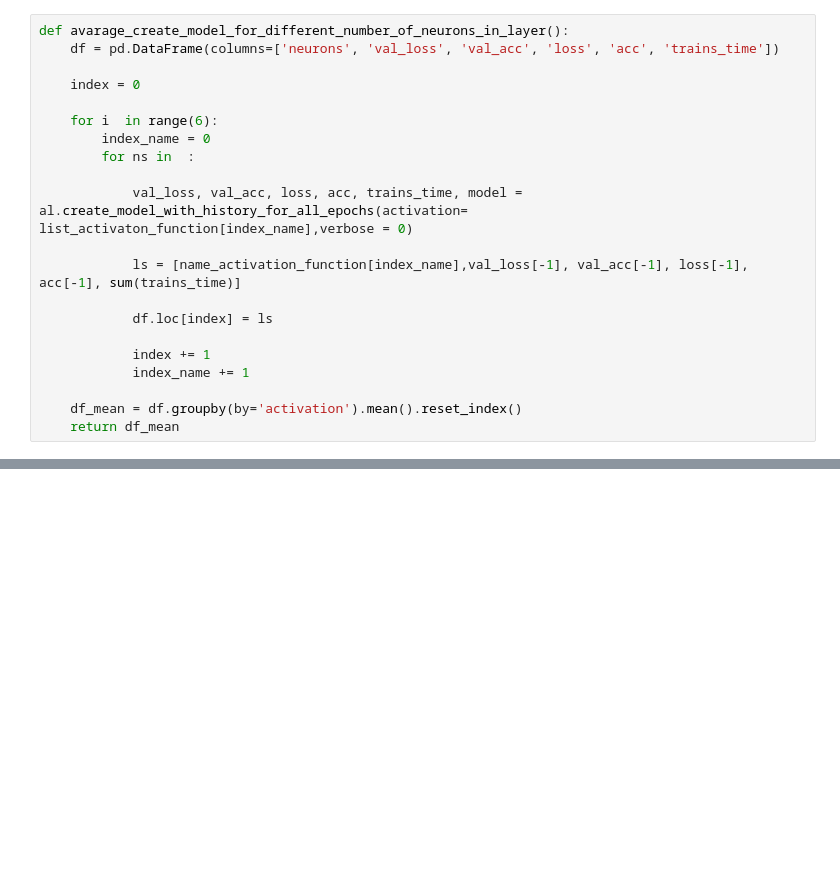
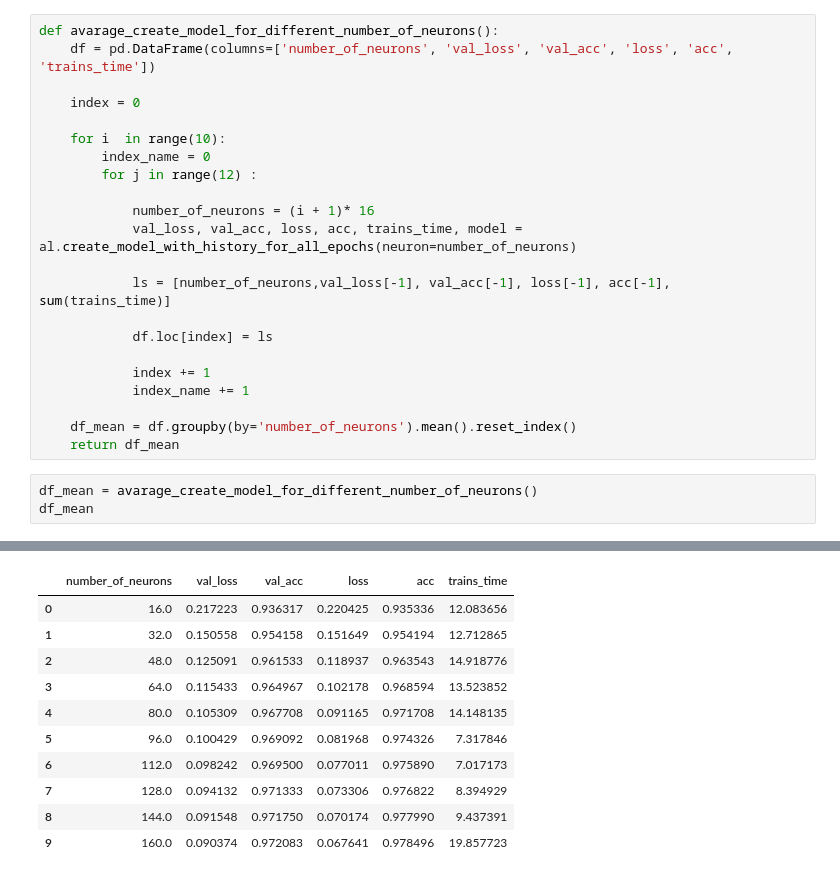
Before and after one commit to wysockif/numbers-classification, a Jupyter notebook: neurons.ipynb, the cells around one changed output, grey strips where cells are left out. Drawn from its saved outputs; the diff is of its cells as text; blank space fills up the shorter version.

Commit message:
changing number of neurons

```diff
--- a/neurons.ipynb
+++ b/neurons.ipynb
@@ -10,21 +28,26 @@ import seaborn as sns
 # %%
-def avarage_create_model_for_different_number_of_neurons_in_layer():
-    df = pd.DataFrame(columns=['neurons', 'val_loss', 'val_acc', 'loss', 'acc', 'trains_time'])
+def avarage_create_model_for_different_number_of_neurons():
+    df = pd.DataFrame(columns=['number_of_neurons', 'val_loss', 'val_acc', 'loss', 'acc', 'trains_time'])
 
     index = 0
 
-    for i  in range(6):
+    for i  in range(10):
         index_name = 0
-        for ns in  :
+        for j in range(12) :
 
-            val_loss, val_acc, loss, acc, trains_time, model = al.create_model_with_history_for_all_epochs(activation= list_activaton_function[index_name],verbose = 0)
+            number_of_neurons = (i + 1)* 16
+            val_loss, val_acc, loss, acc, trains_time, model = al.create_model_with_history_for_all_epochs(neuron=number_of_neurons)
 
-            ls = [name_activation_function[index_name],val_loss[-1], val_acc[-1], loss[-1], acc[-1], sum(trains_time)]
+            ls = [number_of_neurons,val_loss[-1], val_acc[-1], loss[-1], acc[-1], sum(trains_time)]
 
             df.loc[index] = ls
 
             index += 1
             index_name += 1
 
-    df_mean = df.groupby(by='activation').mean().reset_index()
+    df_mean = df.groupby(by='number_of_neurons').mean().reset_index()
     return df_mean
+# %%
+df_mean = avarage_create_model_for_different_number_of_neurons()
+df_mean
+# %% [output]
@@ -30,0 +71,11 @@ def avarage_create_model_for_different_number_of_neurons_in_layer():
+|  | number_of_neurons | val_loss | val_acc | loss | acc | trains_time |
+| 0 | 16.0 | 0.217223 | 0.936317 | 0.220425 | 0.935336 | 12.083656 |
+| 1 | 32.0 | 0.150558 | 0.954158 | 0.151649 | 0.954194 | 12.712865 |
+| 2 | 48.0 | 0.125091 | 0.961533 | 0.118937 | 0.963543 | 14.918776 |
+| 3 | 64.0 | 0.115433 | 0.964967 | 0.102178 | 0.968594 | 13.523852 |
+| 4 | 80.0 | 0.105309 | 0.967708 | 0.091165 | 0.971708 | 14.148135 |
+| 5 | 96.0 | 0.100429 | 0.969092 | 0.081968 | 0.974326 | 7.317846 |
+| 6 | 112.0 | 0.098242 | 0.969500 | 0.077011 | 0.975890 | 7.017173 |
+| 7 | 128.0 | 0.094132 | 0.971333 | 0.073306 | 0.976822 | 8.394929 |
+| 8 | 144.0 | 0.091548 | 0.971750 | 0.070174 | 0.977990 | 9.437391 |
+| 9 | 160.0 | 0.090374 | 0.972083 | 0.067641 | 0.978496 | 19.857723 |
```
Also changed, not shown: parts of 2 cells of this notebook.
